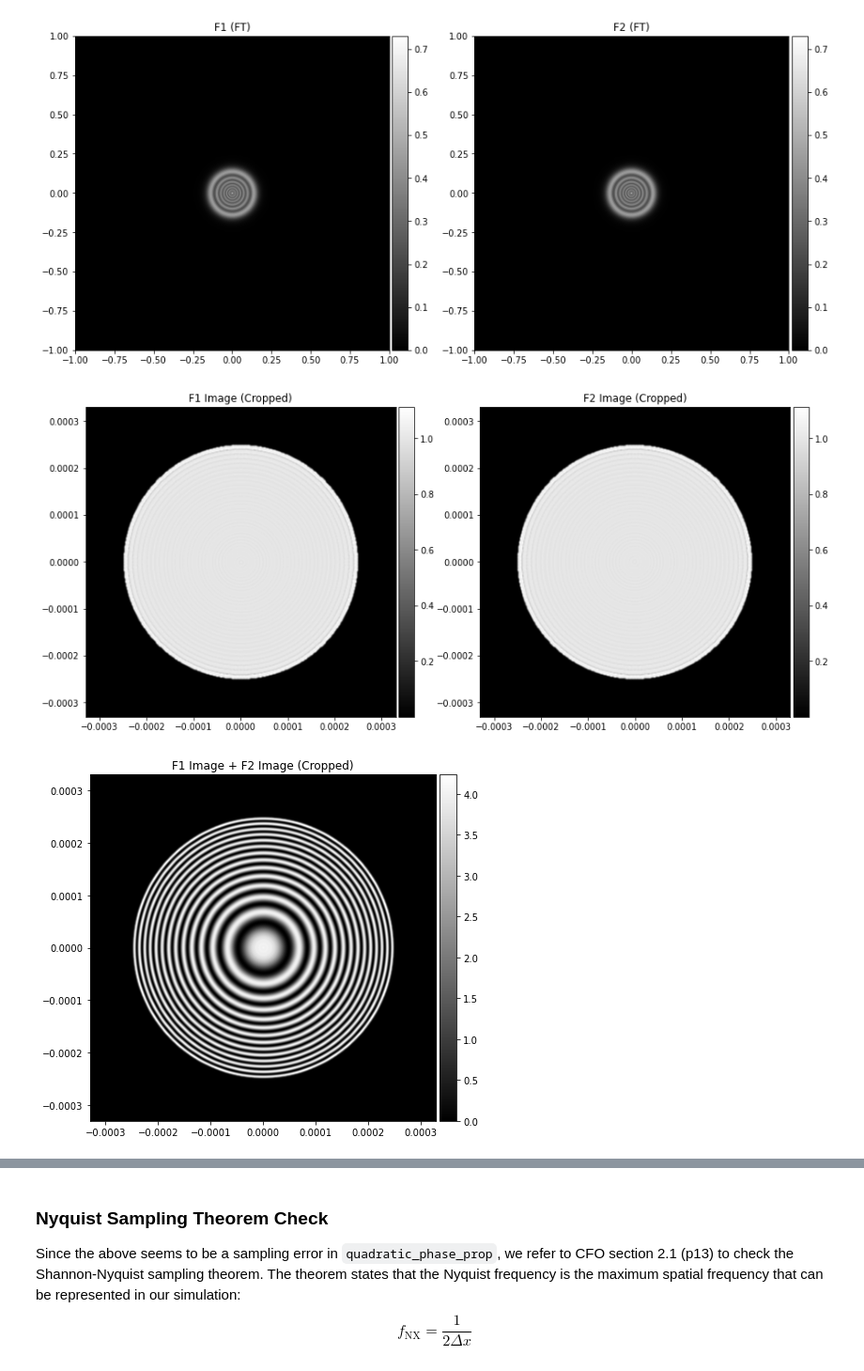
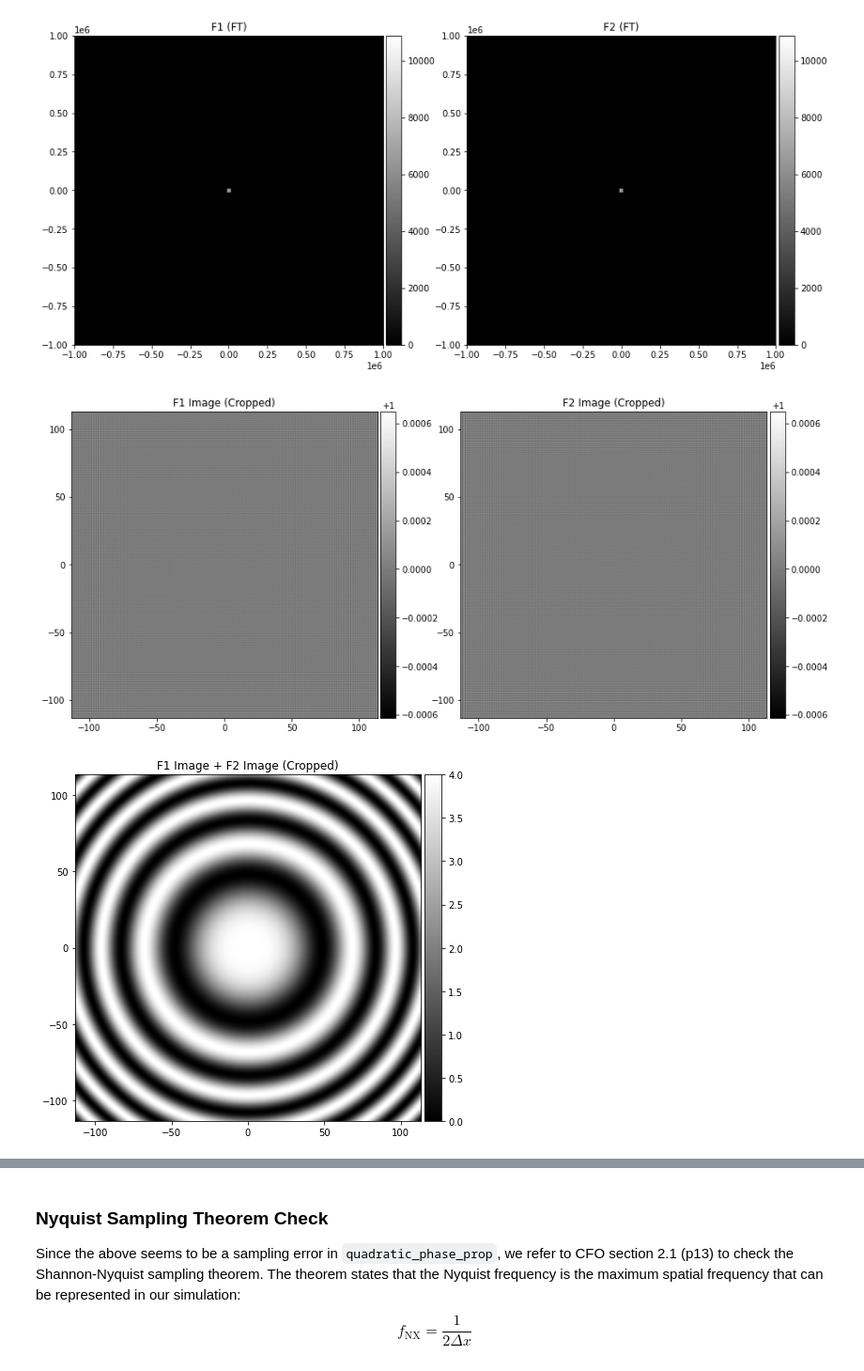
Before and after one commit to cjmcmahon1/FINCH, a Jupyter notebook: bench_sim.ipynb, the cells around one changed output, grey strips where cells are left out. Shown at 94% size. Cells and saved outputs as stored; diff of their text form; code cells hidden in the pictures.

```diff
--- a/bench_sim.ipynb
+++ b/bench_sim.ipynb
@@ -66,7 +74,7 @@ class image_plane:
         if fig is None:
             fig = plt.gcf()
         divider = make_axes_locatable(ax)
-        plot_args = {'cmap':'gray', 'extent':[-0.5*self.length, 0.5*self.length, -0.5*self.length, 0.5*self.length]}
+        plot_args = {'cmap':'gray', 'extent':[-0.5*self.length*1e6, 0.5*self.length*1e6, -0.5*self.length*1e6, 0.5*self.length*1e6]}
         if bounds.lower()=='full':
             plot_args['vmin'] = 0.
             plot_args['vmax'] = 1.
@@ -86,6 +94,27 @@ class image_plane:
         label = self.label if label is None else label
         if savefig:
             plt.savefig("./Images/{}.png".format(label))
+        if show:
+            plt.draw()
+
+    def plot1D(self, fig=None, ax=None, label=None, savefig=False, show=True, plot_type="intensity"):
+        if ax is None:
+            plt.figure("{}".format(self.label), figsize=(7,7))
+            ax = plt.gca()
+        if fig is None:
+            fig = plt.gcf()
+        midpt = self.image.shape[0]//2
+        if plot_type.lower() == "intensity":
+            plot_vals = np.abs(self.image[midpt,:])**2
+        elif plot_type.lower() == "real":
+            plot_vals = np.real(self.image[midpt,:])
+        elif plot_type.lower() == "imag":
+            plot_vals = np.imag(self.image[midpt,:])
+        im = ax.plot(plot_vals)
+        ax.set_title(self.label)
+        label = self.label if label is None else label
+        if savefig:
+            plt.savefig("./Images/{}-1D.png".format(label))
         if show:
             plt.draw()
 
@@ -279,7 +308,7 @@ class BRL_bench_measurements:
         #start with a point source
         grid_length = 4*self.pupil_radius
         p_grid = point_distribution(self.num_points, grid_length)
-        point = image_plane(pupil_func(p_grid, 250e-6), "Point", length = grid_length)
+        point = image_plane(pupil_func(p_grid, 2e-3), "Point", length = grid_length)
         #propagate a quadratic phase onto the two points to generate F1 & F2 (cite goodman)
         f1 = image_plane(point.image * quadratic_phase_prop(p_grid, self.displacement,
                                                             wavelength=self.wavelength,
@@ -313,15 +342,20 @@ class BRL_bench_measurements:
 #approximate measurements of parameters in my optical setup.
 #I don't notice any interference pattern with these parameters.
 bench_measurements = {"wavelength":490e-9, #490nm
-                      "displacement":15e-3, #~15mm
-                      "pupil_radius":1.25e-2, #1.25cm
-                      "num_points":3000
+                      "displacement":15e-4, #~15mm
+                      "pupil_radius":250e-6, #1.25cm
+                      "num_points":1000
                      }
+#bench measurements from the Brooker (2021) paper
 brooker_bench_measurements = {"wavelength":465e-9, #465nm
                               "displacement":1e-2, #~10mm
-                              "pupil_radius":1.25e-3, #1.25cm
-                              "num_points":3000
+                              "pupil_radius":62e-6, #1.25cm
+                              "num_points":1000
                              }
+
+matthew_sim_measurements = {"wavelength":450e-9,
+                            "displacement":10e-6,
+                            "pupil_radius":1}
 bench = BRL_bench_measurements(**bench_measurements)
 brooker_bench = BRL_bench_measurements(**brooker_bench_measurements)
 brooker_bench.default_plot()
@@ -331,3 +365,3 @@ brooker_bench.default_plot()
-[figure, old version]
+[figure, new version]
-[figure, old version]
+[figure, new version]
-[figure, old version]
+[figure, new version]
```
Also changed, not shown: parts of 4 cells of this notebook.
